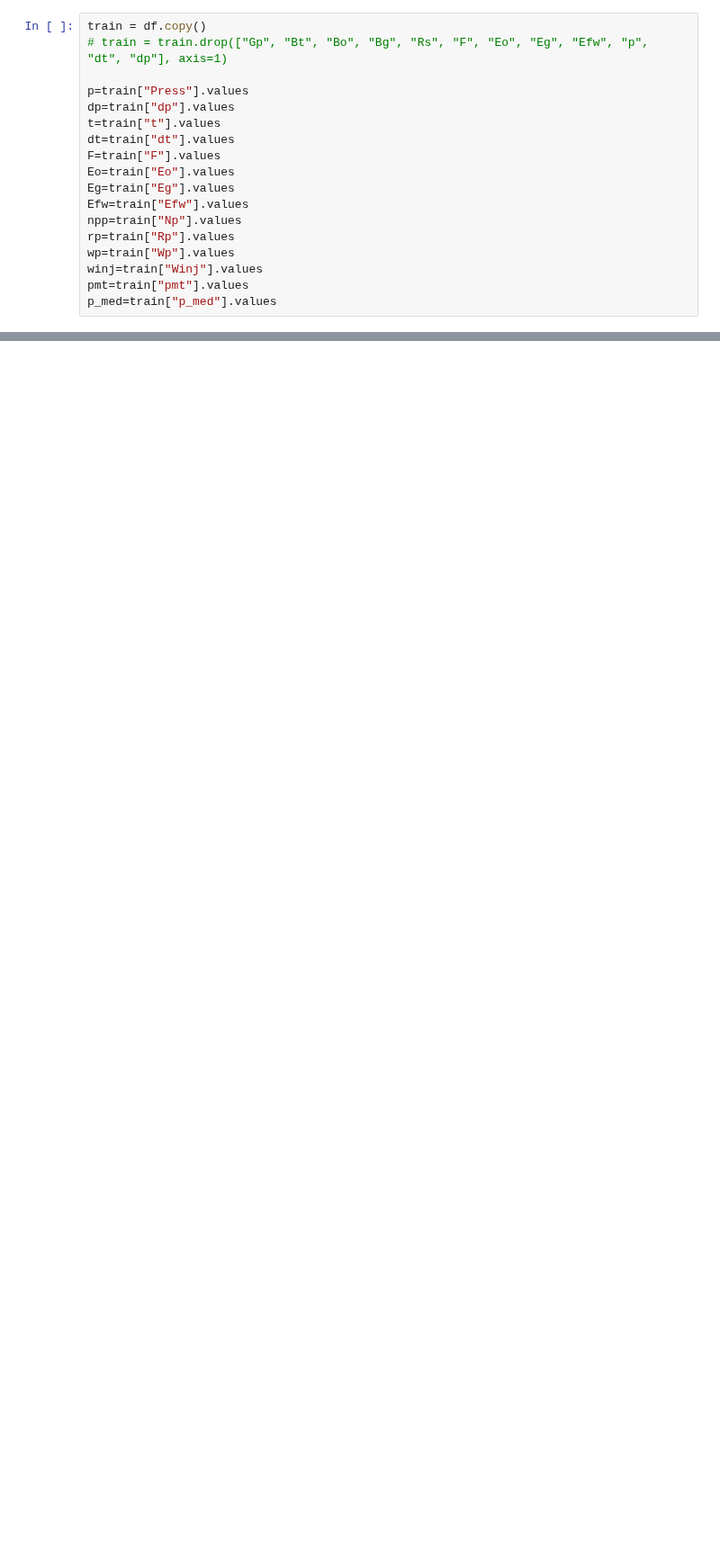
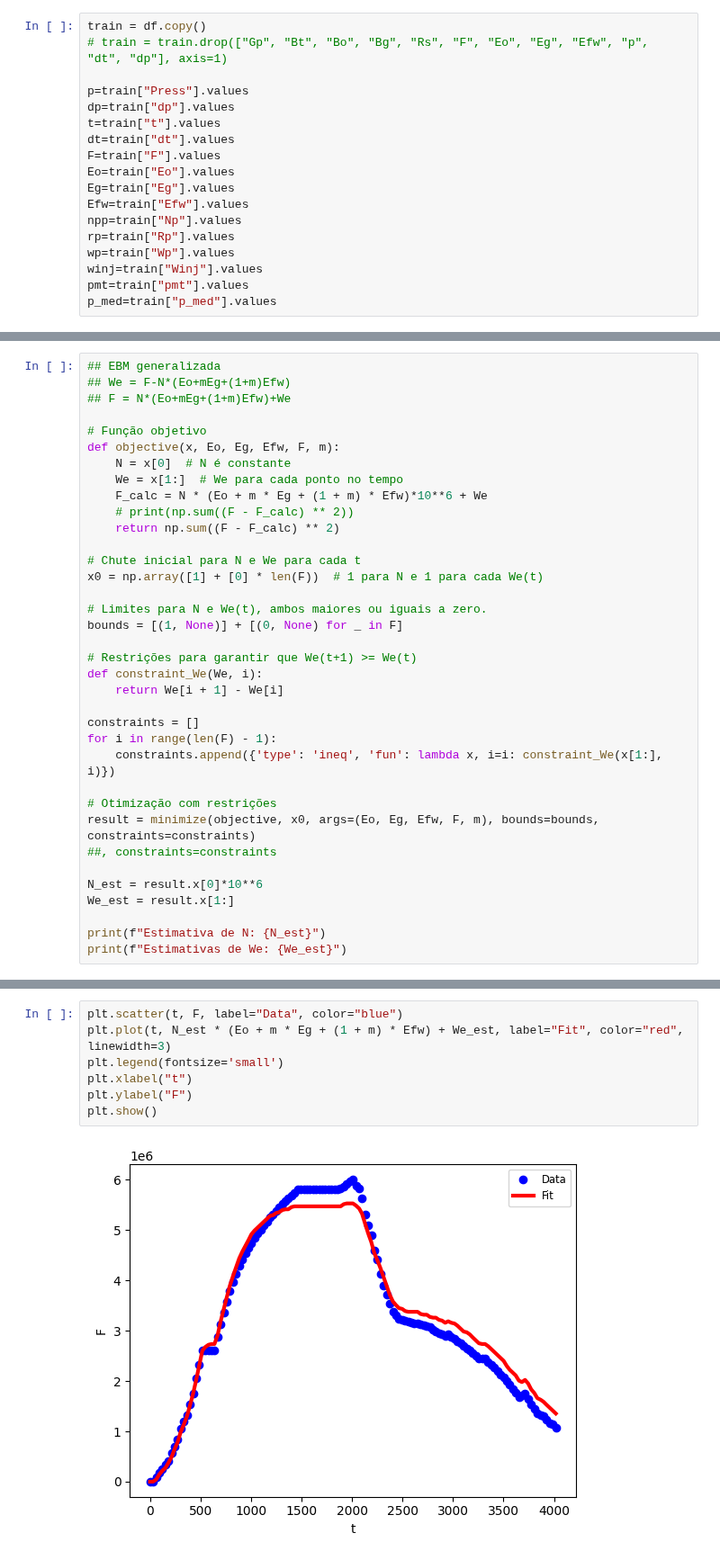
Before and after one commit to marcelogarret/projeto_mestrado, a Jupyter notebook: EBM_FIT_UNISIM_M.ipynb, the cells around one changed output, grey strips where cells are left out. Shown at 90% size. Saved outputs shown, nothing was run; the diff lists cells and outputs as text; blank space fills up the shorter version.

```diff
--- a/EBM_FIT_UNISIM_M.ipynb
+++ b/EBM_FIT_UNISIM_M.ipynb
@@ -190,0 +173,36 @@ Estimativas de We: [0.00000000e+00 0.00000000e+00 1.23833493e+02 6.19167464e+02
+# %%
+## EBM generalizada
+## We = F-N*(Eo+mEg+(1+m)Efw)
+## F = N*(Eo+mEg+(1+m)Efw)+We
+
+# Função objetivo
+def objective(x, Eo, Eg, Efw, F, m):
+    N = x[0]  # N é constante
+    We = x[1:]  # We para cada ponto no tempo
+    F_calc = N * (Eo + m * Eg + (1 + m) * Efw)*10**6 + We
+    # print(np.sum((F - F_calc) ** 2))
+    return np.sum((F - F_calc) ** 2)
+
+# Chute inicial para N e We para cada t
+x0 = np.array([1] + [0] * len(F))  # 1 para N e 1 para cada We(t)
+
+# Limites para N e We(t), ambos maiores ou iguais a zero.
+bounds = [(1, None)] + [(0, None) for _ in F]
+
+# Restrições para garantir que We(t+1) >= We(t)
+def constraint_We(We, i):
+    return We[i + 1] - We[i]
+
+constraints = []
+for i in range(len(F) - 1):
+    constraints.append({'type': 'ineq', 'fun': lambda x, i=i: constraint_We(x[1:], i)})
+
+# Otimização com restrições
+result = minimize(objective, x0, args=(Eo, Eg, Efw, F, m), bounds=bounds, constraints=constraints)
+##, constraints=constraints
+
+N_est = result.x[0]*10**6
+We_est = result.x[1:]
+
+print(f"Estimativa de N: {N_est}")
+print(f"Estimativas de We: {We_est}")
@@ -190,0 +217,9 @@ Estimativas de We: [0.00000000e+00 0.00000000e+00 1.23833493e+02 6.19167464e+02
+# %%
+plt.scatter(t, F, label="Data", color="blue")
+plt.plot(t, N_est * (Eo + m * Eg + (1 + m) * Efw) + We_est, label="Fit", color="red", linewidth=3)
+plt.legend(fontsize='small')
+plt.xlabel("t")
+plt.ylabel("F")
+plt.show()
+# %% [output]
+[figure, added]
```
Also changed, not shown: parts of 7 cells of this notebook.
